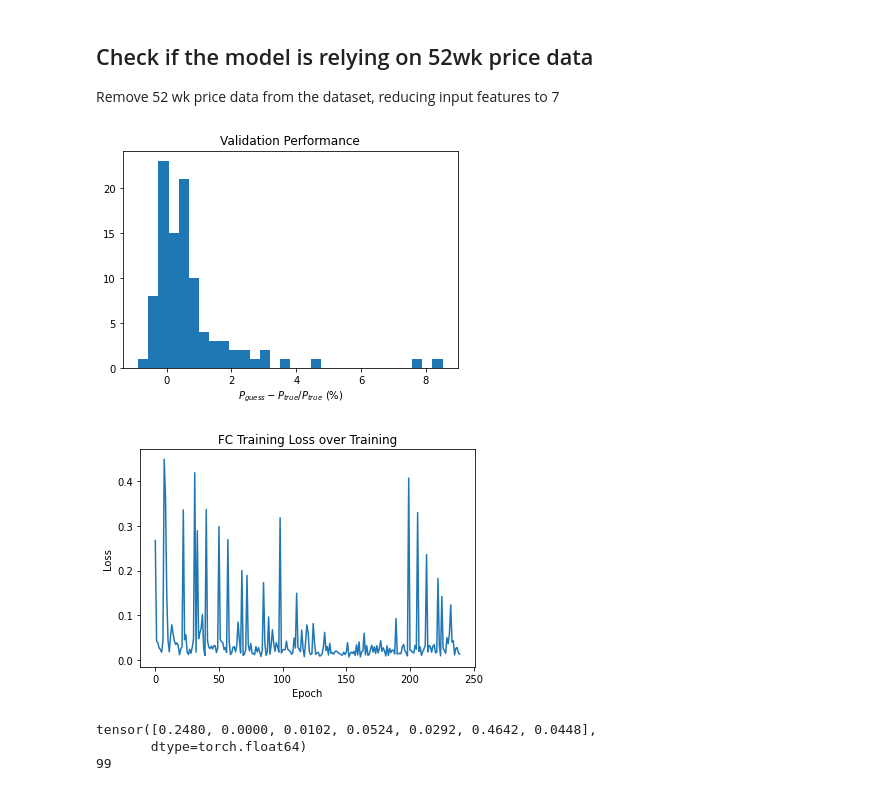
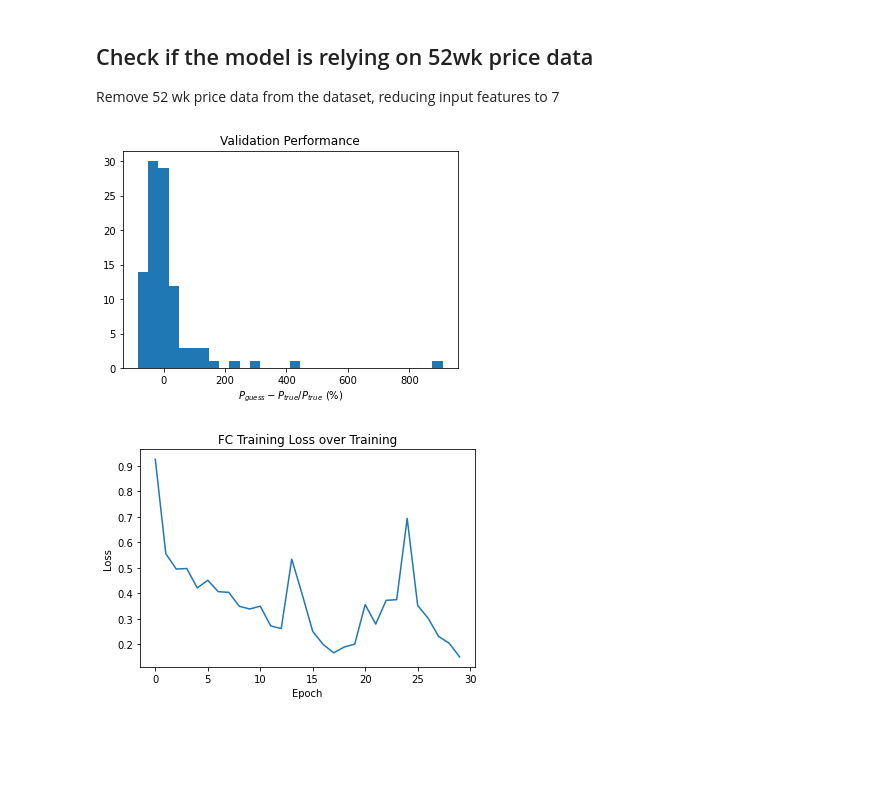
Before and after one commit to kevr35/PY580, a Jupyter notebook: FC_model/FC_firsttry.ipynb, the cells around one changed output. Cells and saved outputs as stored; diff of their text form; code cells hidden in the pictures; blank space fills up the shorter version.

```diff
--- a/FC_model/Project.ipynb
+++ b/FC_model/FC_firsttry.ipynb
@@ -12,6 +12,9 @@ import numpy as np
 import matplotlib.pyplot as plt
 import matplotlib as mpl
 mpl.rcParams['figure.facecolor'] = 'white'
+
+from torch.utils.tensorboard import SummaryWriter
+writer = SummaryWriter(log_dir='tensorboard')
 # %%
 # Import data
 with open('constituents-financials_csv.csv') as cfile:
@@ -227,6 +230,7 @@ optimizer = optim.Adam(fcprice.parameters(), lr=0.05)
 losses = []
 
 for epoch in tqdm(range(NUM_EPOCHS)):
+    e_loss = 0
     for i, (feats, prices) in enumerate(train_loader):
         fcprice.train()
         feats = feats.to(DEVICE).float()
@@ -235,11 +239,12 @@ for epoch in tqdm(range(NUM_EPOCHS)):
 
         outputs = fcprice(feats)
         loss = mse(outputs, prices).float()
-        losses.append(loss.item())
+        e_loss += float(loss.item())
 
         loss.backward()
         optimizer.step()
         optimizer.zero_grad()
+    losses.append(e_loss)
 
     outputs = np.array([])
     targets = np.array([])
@@ -258,7 +263,7 @@ for epoch in tqdm(range(NUM_EPOCHS)):
     errs = (outputs-targets)/targets
     # print('Average Error', np.mean(errs))
     # plt.figure()
-    plt.hist(errs, bins=30)
+    plt.hist(errs*100, bins=30)
     plt.title('Validation Performance')
     plt.xlabel('$P_{guess}-P_{true}/P_{true}$ (%)')
     plt.savefig('ErrorHists/9feats_valresolution/'+str(epoch)+'_priceerror.png', dpi=300)
@@ -266,7 +271,7 @@ for epoch in tqdm(range(NUM_EPOCHS)):
     # plt.show()
 
 plt.figure()
-plt.hist(errs, bins=30)
+plt.hist(errs*100, bins=30)
 plt.title('Validation Performance')
 plt.xlabel('$P_{guess}-P_{true}/P_{true}$ (%)')
 plt.show()
@@ -300,13 +305,19 @@ class finDataset(Dataset):
 
         # Scale target prices, but don't clip
         prices = np.array(prices)
-        self.trainY = prices/np.percentile(prices, 98)
+        self.pricescale = np.percentile(prices, 98)
+        self.trainY = prices/self.pricescale
 
     def __len__(self):
         return len(self.trainX)
 
     def __getitem__(self, idx):
         return self.trainX[idx], self.trainY[idx]
+
+    def data(self):
+        return self.trainX
+    def get_pricescale(self):
+        return self.pricescale
 
 findata = finDataset()
 
@@ -338,6 +349,7 @@ optimizer = optim.Adam(fcprice.parameters(), lr=0.05)
 losses = []
 
 for epoch in tqdm(range(NUM_EPOCHS)):
+    e_loss = 0
     for i, (feats, prices) in enumerate(train_loader):
         fcprice.train()
         feats = feats.to(DEVICE).float()
@@ -346,11 +358,14 @@ for epoch in tqdm(range(NUM_EPOCHS)):
 
         outputs = fcprice(feats)
         loss = mse(outputs, prices).float()
-        losses.append(loss.item())
+        e_loss += float(loss.item())
 
         loss.backward()
         optimizer.step()
         optimizer.zero_grad()
+
+    writer.add_scalar('Loss/train', e_loss, epoch)
+    losses.append(e_loss)
 
     outputs = np.array([])
     targets = np.array([])
@@ -360,41 +375,34 @@ for epoch in tqdm(range(NUM_EPOCHS)):
             feats = feats.to(DEVICE).float()
             prices = prices.view(-1, 1)
             prices = prices.to(DEVICE).float()
 
             target_i = np.array(prices).flatten()
             output_i = fcprice(feats)
             output_i = np.array(output_i).flatten()
             outputs = np.concatenate((outputs, output_i))
             targets = np.concatenate((targets, target_i))
     errs = (outputs-targets)/targets
     # print('Average Error', np.mean(errs))
     # plt.figure()
-    plt.hist(errs, bins=30)
+    plt.hist(errs*100, bins=30)
     plt.title('Validation Performance')
     plt.xlabel('$P_{guess}-P_{true}/P_{true}$ (%)')
     plt.savefig('ErrorHists/no52wk_valresolution/'+str(epoch)+'_priceerror.png', dpi=300)
     plt.close()
     # plt.show()
 
 plt.figure()
-plt.hist(errs, bins=30)
+plt.hist(errs*100, bins=30)
 plt.title('Validation Performance')
 plt.xlabel('$P_{guess}-P_{true}/P_{true}$ (%)')
 plt.show()
 
 plt.figure()
 plt.plot(losses)
 plt.title('FC Training Loss over Training')
 plt.xlabel('Epoch')
 plt.ylabel('Loss')
 plt.show()
 # %% [output]
-[figure, old version]
+[figure, new version]
-[figure, old version]
+[figure, new version]
-# %%
-print(next(iter(train_loader))[0][0])
-print(val_size)
-# %% [output]
-tensor([0.2480, 0.0000, 0.0102, 0.0524, 0.0292, 0.4642, 0.0448],
-       dtype=torch.float64)
-99
```
Also changed, not shown: parts of 4 cells of this notebook.
